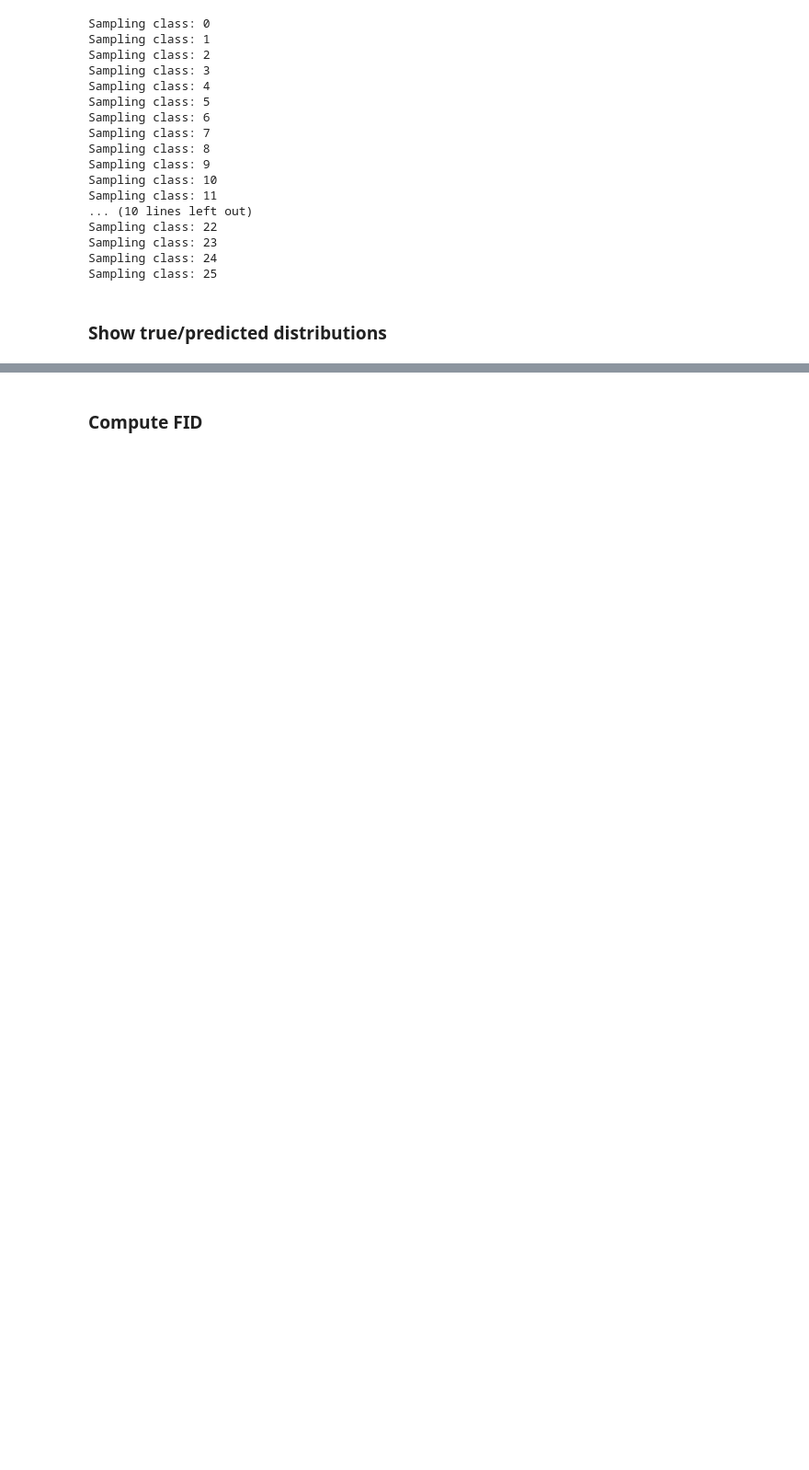
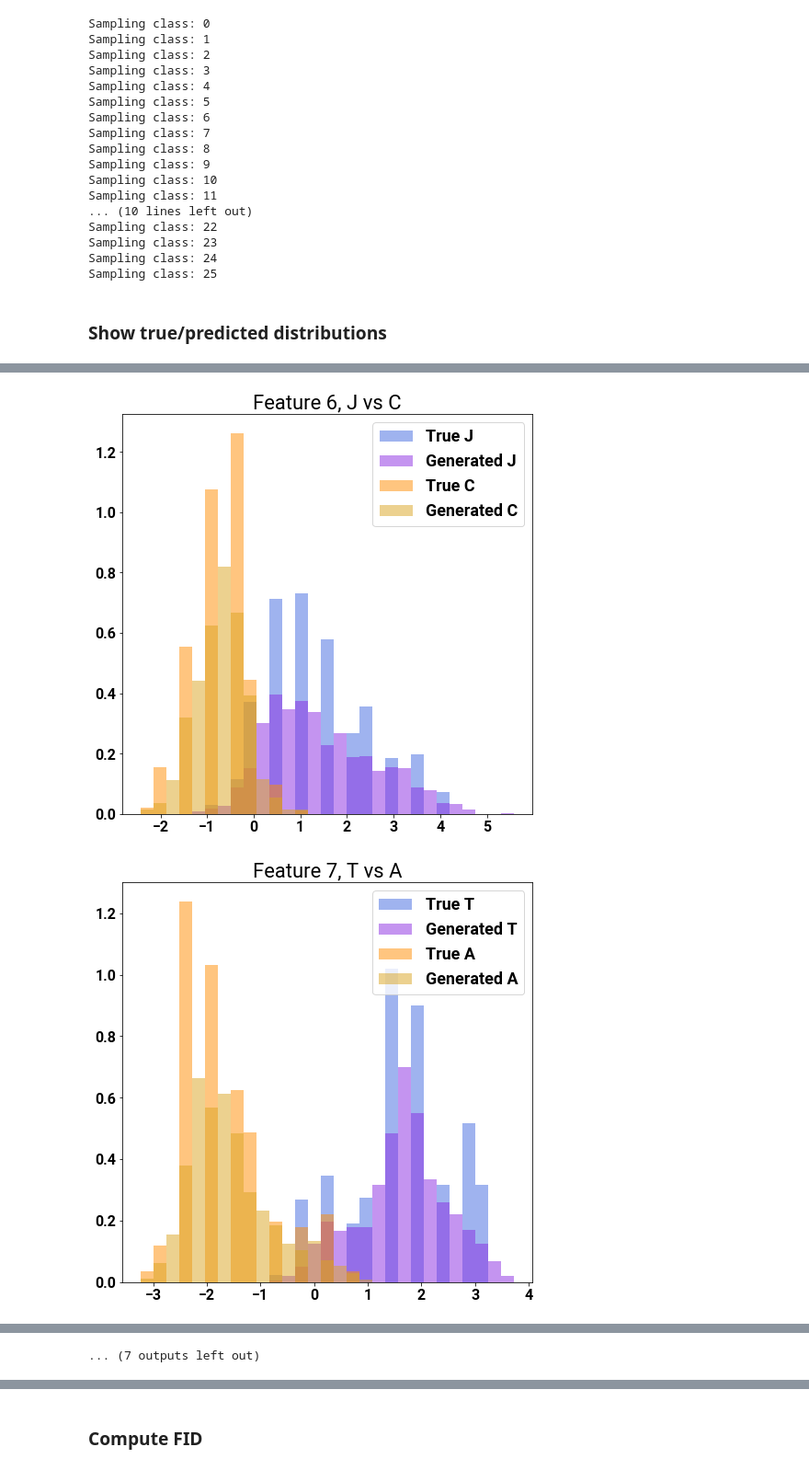
Before and after one commit to Genentech/branched-diffusion, a Jupyter notebook: notebooks/figures/letters_sample_quality.ipynb, the cells around one changed output, grey strips where cells are left out. Shown at 92% size. Cells and saved outputs as stored; diff of their text form; code cells hidden in the pictures; blank space fills up the shorter version.

```diff
--- a/notebooks/figures/letters_sample_quality.ipynb
+++ b/notebooks/figures/letters_sample_quality.ipynb
@@ -280,32 +304,35 @@ Sampling class: 25
 # %%
-# # Plot some example distributions of specific features for multiple classes
-# num_bins = 30
-# for (c1, c2, i), t_t_val in true_true_dists.items():
-#     p_t_val_1, p_t_val_2 = true_pred_dists[(c1, i)], true_pred_dists[(c2, i)]
-#     if t_t_val > 2 and p_t_val_1 < 0.2 and p_t_val_2 < 0.2:
-#         fig, ax = plt.subplots(figsize=(8, 8))
-#         true_1 = np.ravel(true_samples[c1][:, i])
-#         generated_1 = np.ravel(branched_samples[c1][:, i])
-#         true_2 = np.ravel(true_samples[c2][:, i])
-#         generated_2 = np.ravel(branched_samples[c2][:, i])
-#         all_vals = np.concatenate([true_1, generated_1, true_2, generated_2])
-#         bins = np.linspace(np.min(all_vals), np.max(all_vals), num_bins)
-#         ax.hist(
-#             true_1, bins=bins, color="royalblue", label=("True %s" % class_to_letter[c1]), density=True, alpha=0.5
-#         )
-#         ax.hist(
-#             generated_1, bins=bins, color="blueviolet", label=("Generated %s" % class_to_letter[c1]), density=True, alpha=0.5
-#         )
-#         ax.hist(
-#             true_2, bins=bins, color="darkorange", label=("True %s" % class_to_letter[c2]), density=True, alpha=0.5
-#         )
-#         ax.hist(
-#             generated_2, bins=bins, color="goldenrod", label=("Generated %s" % class_to_letter[c2]), density=True, alpha=0.5
-#         )
-#         ax.set_title("Feature %d, %s vs %s" % (i + 1, class_to_letter[c1], class_to_letter[c2]))
-#         ax.legend()
-#         plt.show()
-#         fig.savefig(
-#             os.path.join(out_path, "letters_feature_distance_%s_%s.svg" % (class_to_letter[c1], class_to_letter[c2])),
-#             format="svg"
-#         )
+# Plot some example distributions of specific features for multiple classes
+num_bins = 30
+for (c1, c2, i), t_t_val in true_true_dists.items():
+    p_t_val_1, p_t_val_2 = true_pred_dists[(c1, i)], true_pred_dists[(c2, i)]
+    if t_t_val > 2 and p_t_val_1 < 0.2 and p_t_val_2 < 0.2:
+        fig, ax = plt.subplots(figsize=(8, 8))
+        true_1 = np.ravel(true_samples[c1][:, i])
+        generated_1 = np.ravel(branched_samples[c1][:, i])
+        true_2 = np.ravel(true_samples[c2][:, i])
+        generated_2 = np.ravel(branched_samples[c2][:, i])
+        all_vals = np.concatenate([true_1, generated_1, true_2, generated_2])
+        bins = np.linspace(np.min(all_vals), np.max(all_vals), num_bins)
+        ax.hist(
+            true_1, bins=bins, color="royalblue", label=("True %s" % class_to_letter[c1]), density=True, alpha=0.5
+        )
+        ax.hist(
+            generated_1, bins=bins, color="blueviolet", label=("Generated %s" % class_to_letter[c1]), density=True, alpha=0.5
+        )
+        ax.hist(
+            true_2, bins=bins, color="darkorange", label=("True %s" % class_to_letter[c2]), density=True, alpha=0.5
+        )
+        ax.hist(
+            generated_2, bins=bins, color="goldenrod", label=("Generated %s" % class_to_letter[c2]), density=True, alpha=0.5
+        )
+        ax.set_title("Feature %d, %s vs %s" % (i + 1, class_to_letter[c1], class_to_letter[c2]))
+        ax.legend()
+        plt.show()
+        fig.savefig(
+            os.path.join(out_path, "letters_feature_distance_%s_%s.svg" % (class_to_letter[c1], class_to_letter[c2])),
+            format="svg"
+        )
+# %% [output]
+[figure, added]
+[figure, added]
@@ -312,2 +349,3 @@ Sampling class: 25
+... (7 outputs left out)
 # %%
 # Show true and predicted correlations between features
```
Also changed, not shown: parts of 9 cells of this notebook.
